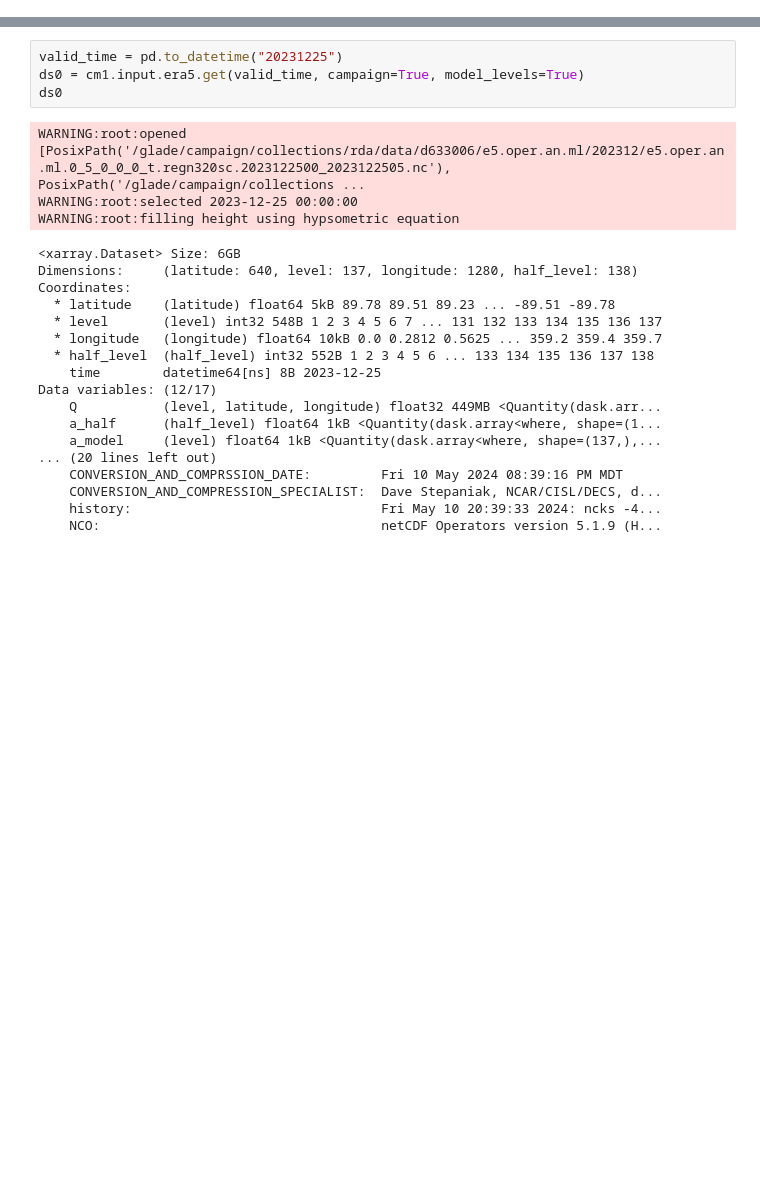
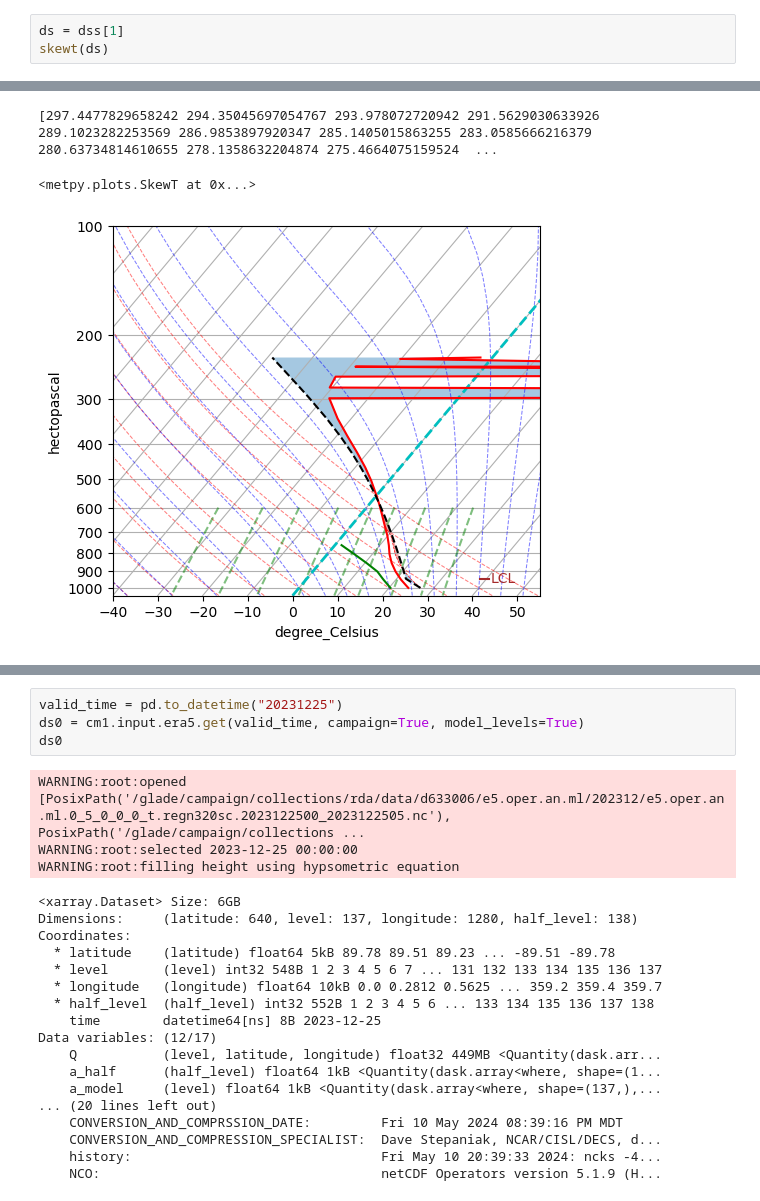
Before and after one commit to ahijevyc/cm1, a Jupyter notebook: soundings/input_sounding_era5.ipynb, the cells around one changed output, grey strips where cells are left out. Cells and saved outputs as stored; diff of their text form; blank space fills up the shorter version.

```diff
--- a/soundings/input_sounding_era5.ipynb
+++ b/soundings/input_sounding_era5.ipynb
@@ -6,0 +69,4 @@ import pandas as pd
+# %%
+ds = dss[1]
+skewt(ds)
+# %% [output]
@@ -6,0 +76,3 @@ import pandas as pd
+[297.4477829658242 294.35045697054767 293.978072720942 291.5629030633926 289.1023282253569 286.9853897920347 285.1405015863255 283.0585666216379 280.63734814610655 278.1358632204874 275.4664075159524  ...
+<metpy.plots.SkewT at 0x...>
+[figure, added]
```
Also changed, not shown: parts of 12 cells of this notebook, 2 other files.
